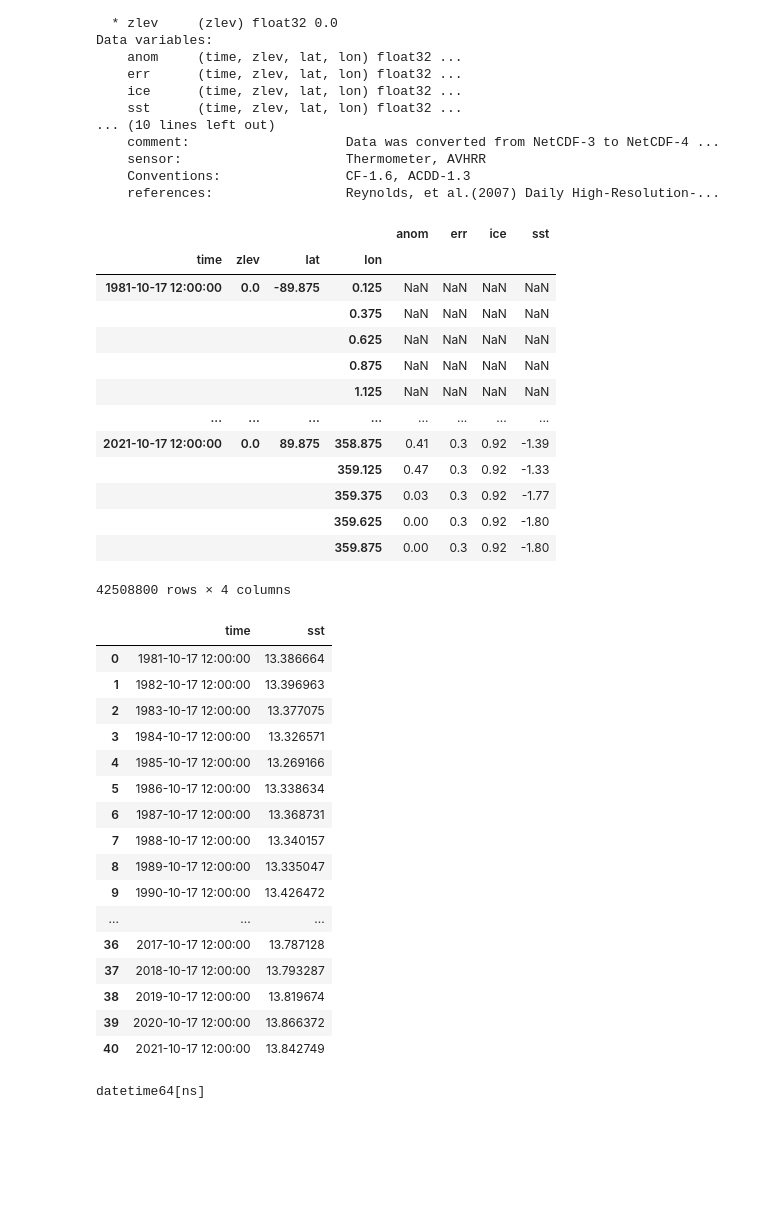
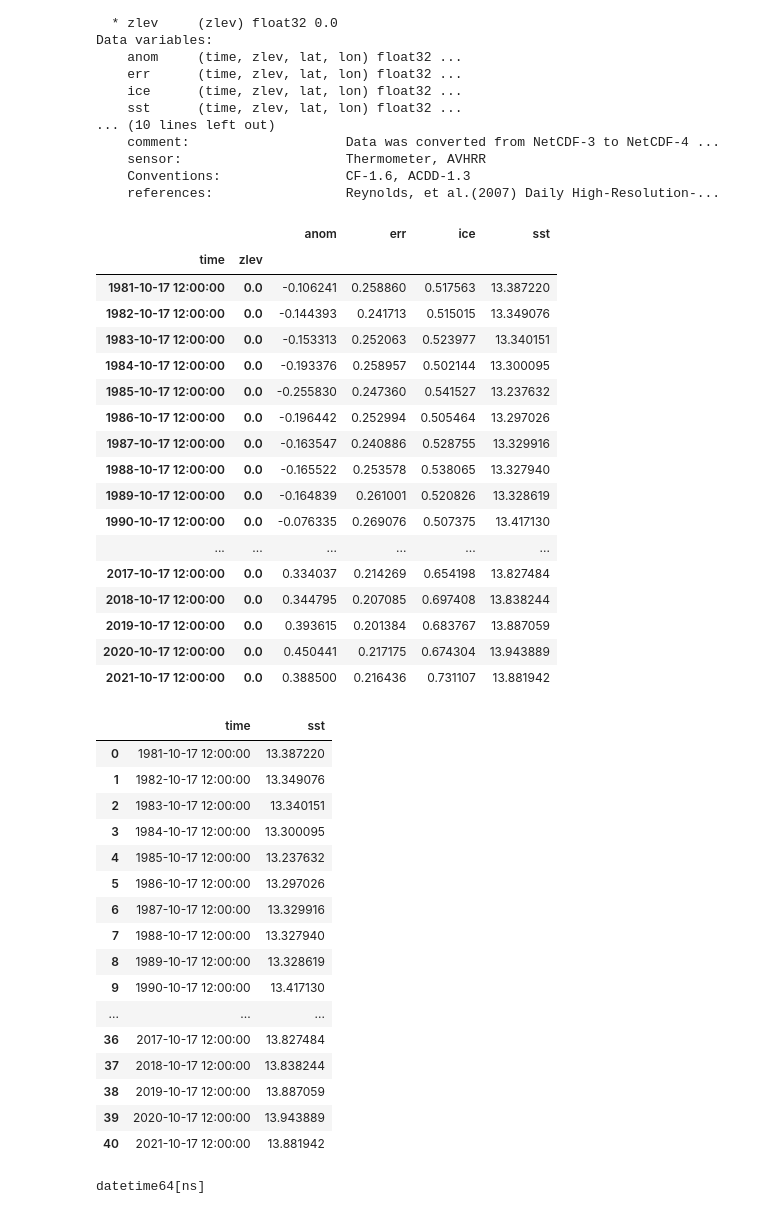
Before and after one commit to EDS220-Fall2021-org/Homework_3, a Jupyter notebook: HW3_sst_seaice.ipynb, the cells around one changed output. Cells and saved outputs as stored; diff of their text form; code cells hidden in the pictures; blank space fills up the shorter version.

Commit message:
added .mean('lat').mean('long) to glob code chunk

```diff
--- a/HW3_sst_seaice.ipynb
+++ b/HW3_sst_seaice.ipynb
@@ -130,26 +130,30 @@ Data variables:
 # %%
 filenames = sorted(glob.glob('Data/oisst-avhrr-v02r01*'))
 
-new = [xr.open_dataset(f).to_dataframe(dim_order=None) for f in filenames]
+new = [xr.open_dataset(f).mean('lon').mean('lat').to_dataframe(dim_order=None) for f in filenames]
 
 df = pd.concat(new)
 
 df
 # %% [output]
-|  |  |  |  | anom | err | ice | sst |
-| time | zlev | lat | lon |  |  |  |  |
-| 1981-10-17 12:00:00 | 0.0 | -89.875 | 0.125 | NaN | NaN | NaN | NaN |
-|  |  |  | 0.375 | NaN | NaN | NaN | NaN |
-|  |  |  | 0.625 | NaN | NaN | NaN | NaN |
-|  |  |  | 0.875 | NaN | NaN | NaN | NaN |
-|  |  |  | 1.125 | NaN | NaN | NaN | NaN |
-| ... | ... | ... | ... | ... | ... | ... | ... |
-| 2021-10-17 12:00:00 | 0.0 | 89.875 | 358.875 | 0.41 | 0.3 | 0.92 | -1.39 |
-|  |  |  | 359.125 | 0.47 | 0.3 | 0.92 | -1.33 |
-|  |  |  | 359.375 | 0.03 | 0.3 | 0.92 | -1.77 |
-|  |  |  | 359.625 | 0.00 | 0.3 | 0.92 | -1.80 |
-|  |  |  | 359.875 | 0.00 | 0.3 | 0.92 | -1.80 |
+|  |  | anom | err | ice | sst |
+| time | zlev |  |  |  |  |
+| 1981-10-17 12:00:00 | 0.0 | -0.106241 | 0.258860 | 0.517563 | 13.387220 |
+| 1982-10-17 12:00:00 | 0.0 | -0.144393 | 0.241713 | 0.515015 | 13.349076 |
+| 1983-10-17 12:00:00 | 0.0 | -0.153313 | 0.252063 | 0.523977 | 13.340151 |
+| 1984-10-17 12:00:00 | 0.0 | -0.193376 | 0.258957 | 0.502144 | 13.300095 |
+| 1985-10-17 12:00:00 | 0.0 | -0.255830 | 0.247360 | 0.541527 | 13.237632 |
+| 1986-10-17 12:00:00 | 0.0 | -0.196442 | 0.252994 | 0.505464 | 13.297026 |
+| 1987-10-17 12:00:00 | 0.0 | -0.163547 | 0.240886 | 0.528755 | 13.329916 |
+| 1988-10-17 12:00:00 | 0.0 | -0.165522 | 0.253578 | 0.538065 | 13.327940 |
+| 1989-10-17 12:00:00 | 0.0 | -0.164839 | 0.261001 | 0.520826 | 13.328619 |
+| 1990-10-17 12:00:00 | 0.0 | -0.076335 | 0.269076 | 0.507375 | 13.417130 |
+| ... | ... | ... | ... | ... | ... |
+| 2017-10-17 12:00:00 | 0.0 | 0.334037 | 0.214269 | 0.654198 | 13.827484 |
+| 2018-10-17 12:00:00 | 0.0 | 0.344795 | 0.207085 | 0.697408 | 13.838244 |
+| 2019-10-17 12:00:00 | 0.0 | 0.393615 | 0.201384 | 0.683767 | 13.887059 |
+| 2020-10-17 12:00:00 | 0.0 | 0.450441 | 0.217175 | 0.674304 | 13.943889 |
+| 2021-10-17 12:00:00 | 0.0 | 0.388500 | 0.216436 | 0.731107 | 13.881942 |
-42508800 rows × 4 columns
 # %%
 # subset the columns
 df_subset = df['sst']
@@ -164,22 +168,22 @@ sst_means_df = sst_means_df.reset_index()
 sst_means_df
 # %% [output]
 |  | time | sst |
-| 0 | 1981-10-17 12:00:00 | 13.386664 |
-| 1 | 1982-10-17 12:00:00 | 13.396963 |
-| 2 | 1983-10-17 12:00:00 | 13.377075 |
-| 3 | 1984-10-17 12:00:00 | 13.326571 |
-| 4 | 1985-10-17 12:00:00 | 13.269166 |
-| 5 | 1986-10-17 12:00:00 | 13.338634 |
-| 6 | 1987-10-17 12:00:00 | 13.368731 |
-| 7 | 1988-10-17 12:00:00 | 13.340157 |
-| 8 | 1989-10-17 12:00:00 | 13.335047 |
-| 9 | 1990-10-17 12:00:00 | 13.426472 |
+| 0 | 1981-10-17 12:00:00 | 13.387220 |
+| 1 | 1982-10-17 12:00:00 | 13.349076 |
+| 2 | 1983-10-17 12:00:00 | 13.340151 |
+| 3 | 1984-10-17 12:00:00 | 13.300095 |
+| 4 | 1985-10-17 12:00:00 | 13.237632 |
+| 5 | 1986-10-17 12:00:00 | 13.297026 |
+| 6 | 1987-10-17 12:00:00 | 13.329916 |
+| 7 | 1988-10-17 12:00:00 | 13.327940 |
+| 8 | 1989-10-17 12:00:00 | 13.328619 |
+| 9 | 1990-10-17 12:00:00 | 13.417130 |
 | ... | ... | ... |
-| 36 | 2017-10-17 12:00:00 | 13.787128 |
-| 37 | 2018-10-17 12:00:00 | 13.793287 |
-| 38 | 2019-10-17 12:00:00 | 13.819674 |
-| 39 | 2020-10-17 12:00:00 | 13.866372 |
-| 40 | 2021-10-17 12:00:00 | 13.842749 |
+| 36 | 2017-10-17 12:00:00 | 13.827484 |
+| 37 | 2018-10-17 12:00:00 | 13.838244 |
+| 38 | 2019-10-17 12:00:00 | 13.887059 |
+| 39 | 2020-10-17 12:00:00 | 13.943889 |
+| 40 | 2021-10-17 12:00:00 | 13.881942 |
 # %%
 sst_means_df['time'] = pd.to_datetime(sst_means_df['time'])
 # %%
```
